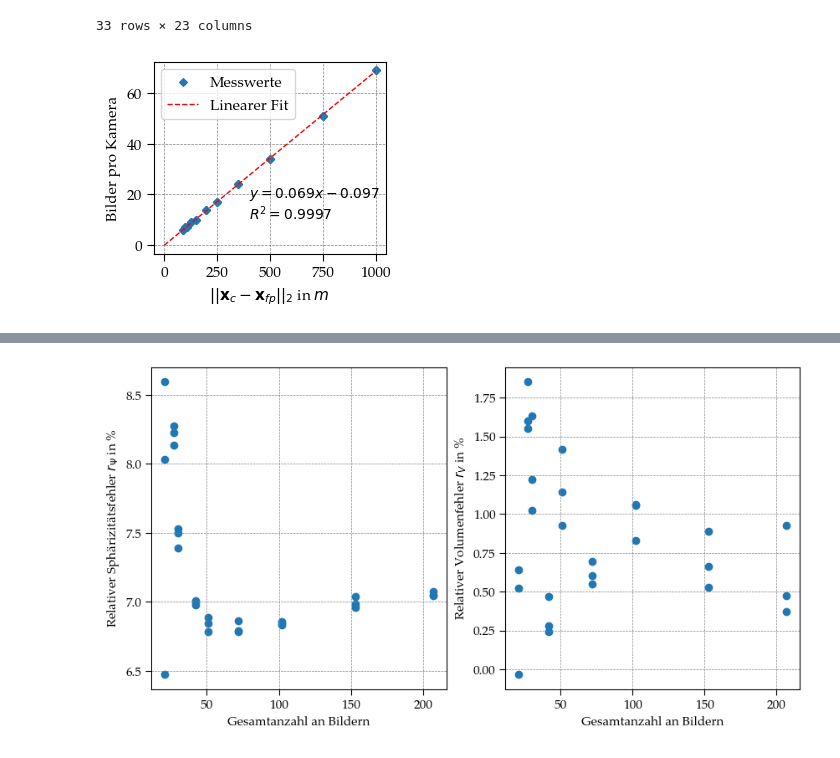
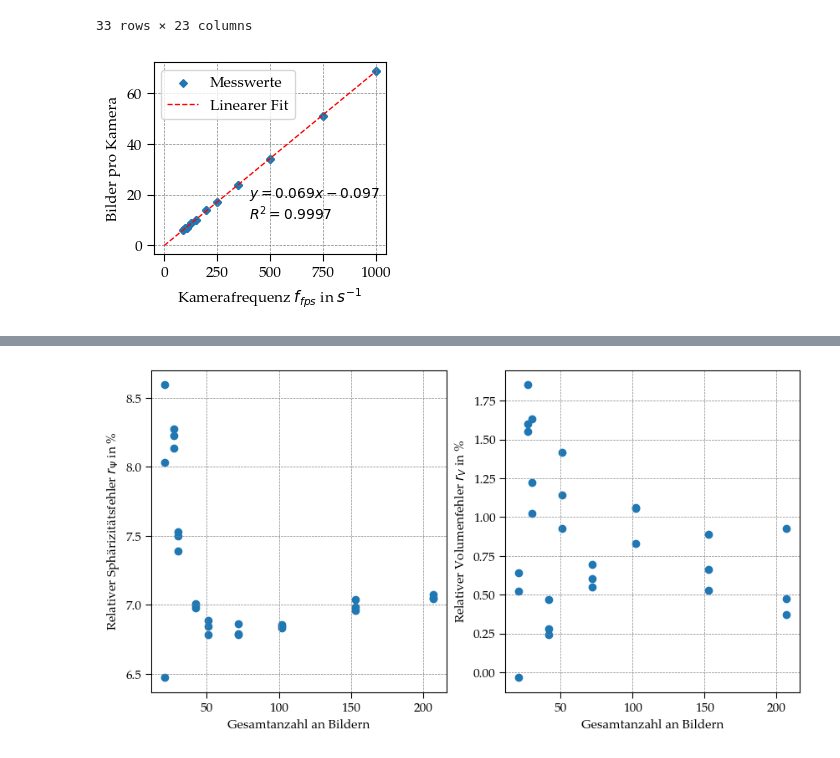
Before and after one commit to tobiashead/synthetic-pipeline-for-3d-reconstruction-of-falling-particles, a Jupyter notebook: thesis/Parameterstudie/VarFPS/Evaluate_VarFPS_ObjectCenter.ipynb, the cells around one changed output, grey strips where cells are left out. Drawn from its saved outputs; the diff is of its cells as text; code cells hidden in the pictures.

```diff
--- a/thesis/Parameterstudie/VarFPS/Evaluate_VarFPS_ObjectCenter.ipynb
+++ b/thesis/Parameterstudie/VarFPS/Evaluate_VarFPS_ObjectCenter.ipynb
@@ -5,7 +5,7 @@ import matplotlib.pyplot as plt
 import seaborn as sns
 import numpy as np
 # %%
-study_folder = r"C:\Users\Tobias\Documents\Masterarbeit_lokal\ParamStudies\Frames_3cam_rotY400_ObjectCenter"
+study_folder = r"C:\Users\Tobias\Nextcloud\clientsync\UNI\Masterarbeit\Auswertung\Parameterstudien\Frames_3cam_rotY400_ObjectCenter"
 
 PSets_Info = pd.read_csv(Path(study_folder) / "ParameterSet.csv")
 PSets_Eval = pd.read_csv(Path(study_folder) / "EvaluationParameterStudy.csv")
@@ -130,35 +130,35 @@ y = y = PSets_Eval["images"].values / PSets_Info["cam_number"].values
 
 fig, ax = plt.subplots(figsize=(3, 2.5))  # Erstellen einer Figur und eines Subplots
 ax.scatter(x, y,marker="D",s=15,label = "Messwerte")  # Erstellen eines Scatter-Plots
-ax.set_xlabel("$||\mathbf{x}_{c} - \mathbf{x}_{fp}||_2$ in $m$")  # Beschriftung der x-Achse
+ax.set_xlabel("Kamerafrequenz $f_{fps}$ in $s^{-1}$")  # Beschriftung der x-Achse
 ax.set_ylabel("Bilder pro Kamera")  # Beschriftung der y-Achse
 ax.grid(True)
 #ax.set_xlim([0,1.05])
 #ax.set_xticks([0, 0.2, 0.4, 0.6,0.8,1])
 #ax.set_ylim([0,150])
 
 
 coef = np.polyfit(x,y,1)
 poly1d_fn = np.poly1d(coef)
 x_poly = np.linspace(0,1000)
 y_poly =  poly1d_fn(x_poly)
 # poly1d_fn is now a function which takes in x and returns an estimate for y
 plt.plot(x_poly,y_poly, '--r',linewidth = 1,label= "Linearer Fit")
 
 
 # # Calculate R-squared value
 y_pred = poly1d_fn(x)
 ss_res = np.sum((y - y_pred)** 2)  # Sum of squared residuals
 ss_tot = np.sum((y - np.mean(y))** 2)  # Total sum of squares
 r_squared = 1 - (ss_res / ss_tot)
 
 # Display the equation and R-squared on the plot
 a, b = coef  # coefficients for y = ax + b
 equation_text = f"$y = {a:.3f}x {'+' if b >= 0 else ''}{b:.3f}$\n$R^2 = {r_squared:.4f}$"
 
 ax.text(400, 10, equation_text, fontsize=10, color="black")
 plt.legend()
 plt.savefig("NumberImages_fps.svg",bbox_inches="tight")
 plt.show()  # Anzeigen des Plots
 # %% [output]
-[figure, old version]
+[figure, new version]
```
Also changed, not shown: parts of 5 cells of this notebook, 1 other file.
